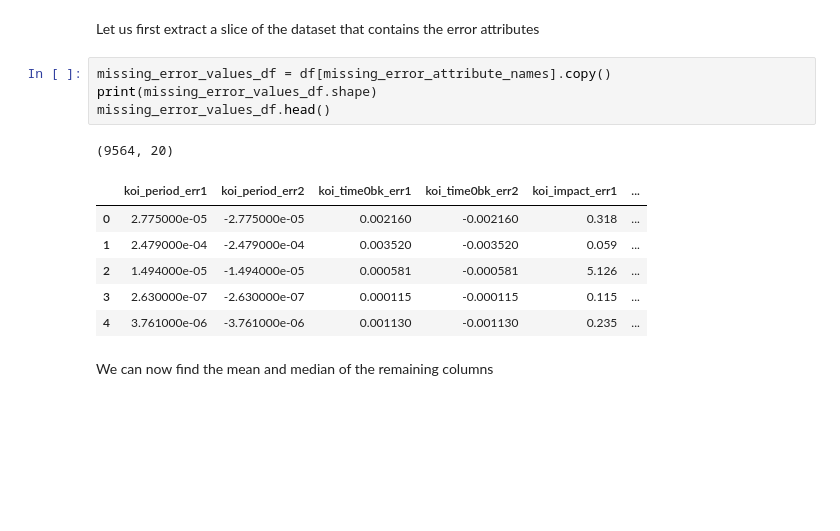
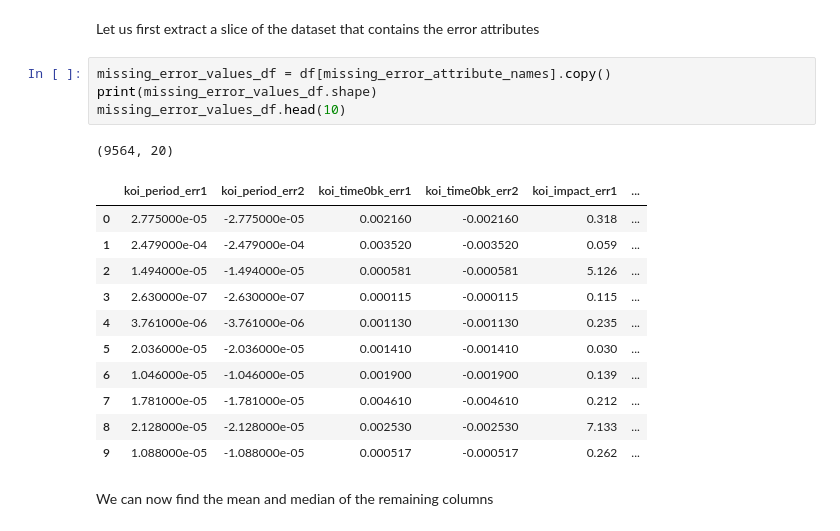
Before and after one commit to aditeyabaral/kepler-exoplanet-analysis, a Jupyter notebook: src/Data_Cleaning.ipynb, the cells around one changed output. Cells and saved outputs as stored; diff of their text form; blank space fills up the shorter version.

```diff
--- a/src/Data_Cleaning.ipynb
+++ b/src/Data_Cleaning.ipynb
@@ -108,15 +110,20 @@ Let us first extract a slice of the dataset that contains the error attributes
 # %%
 missing_error_values_df = df[missing_error_attribute_names].copy()
 print(missing_error_values_df.shape)
-missing_error_values_df.head()
+missing_error_values_df.head(10)
 # %% [output]
 (9564, 20)
 |  | koi_period_err1 | koi_period_err2 | koi_time0bk_err1 | koi_time0bk_err2 | koi_impact_err1 | ... |
 | 0 | 2.775000e-05 | -2.775000e-05 | 0.002160 | -0.002160 | 0.318 | ... |
 | 1 | 2.479000e-04 | -2.479000e-04 | 0.003520 | -0.003520 | 0.059 | ... |
 | 2 | 1.494000e-05 | -1.494000e-05 | 0.000581 | -0.000581 | 5.126 | ... |
 | 3 | 2.630000e-07 | -2.630000e-07 | 0.000115 | -0.000115 | 0.115 | ... |
 | 4 | 3.761000e-06 | -3.761000e-06 | 0.001130 | -0.001130 | 0.235 | ... |
+| 5 | 2.036000e-05 | -2.036000e-05 | 0.001410 | -0.001410 | 0.030 | ... |
+| 6 | 1.046000e-05 | -1.046000e-05 | 0.001900 | -0.001900 | 0.139 | ... |
+| 7 | 1.781000e-05 | -1.781000e-05 | 0.004610 | -0.004610 | 0.212 | ... |
+| 8 | 2.128000e-05 | -2.128000e-05 | 0.002530 | -0.002530 | 7.133 | ... |
+| 9 | 1.088000e-05 | -1.088000e-05 | 0.000517 | -0.000517 | 0.262 | ... |
 # %% [markdown]
 We can now find the mean and median of the remaining columns
 # %%
```
Also changed, not shown: parts of 32 cells of this notebook.
